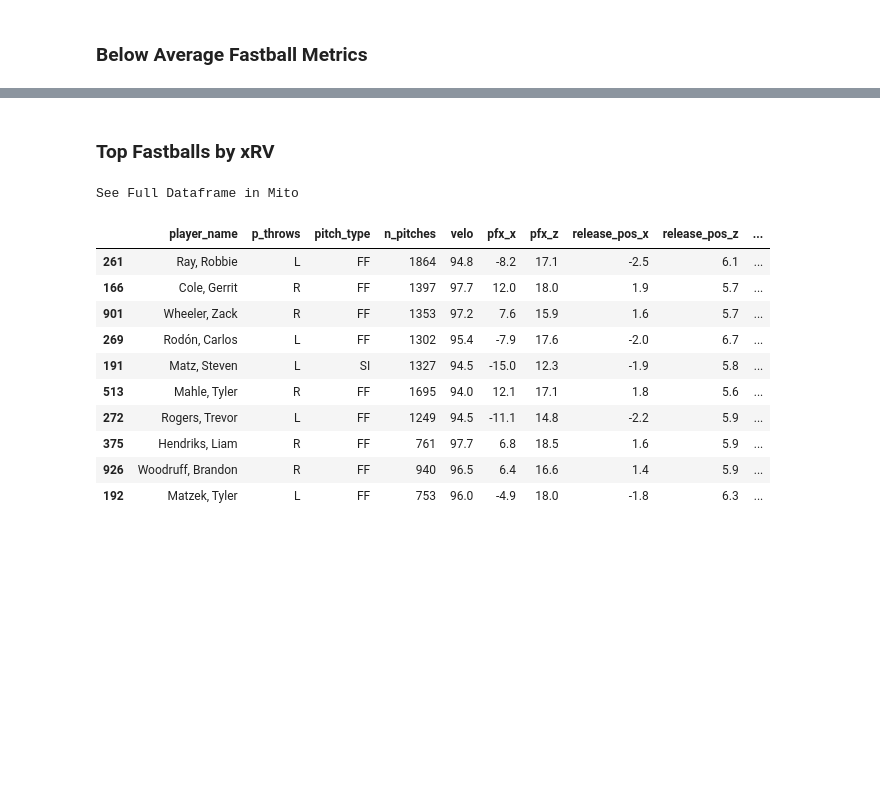
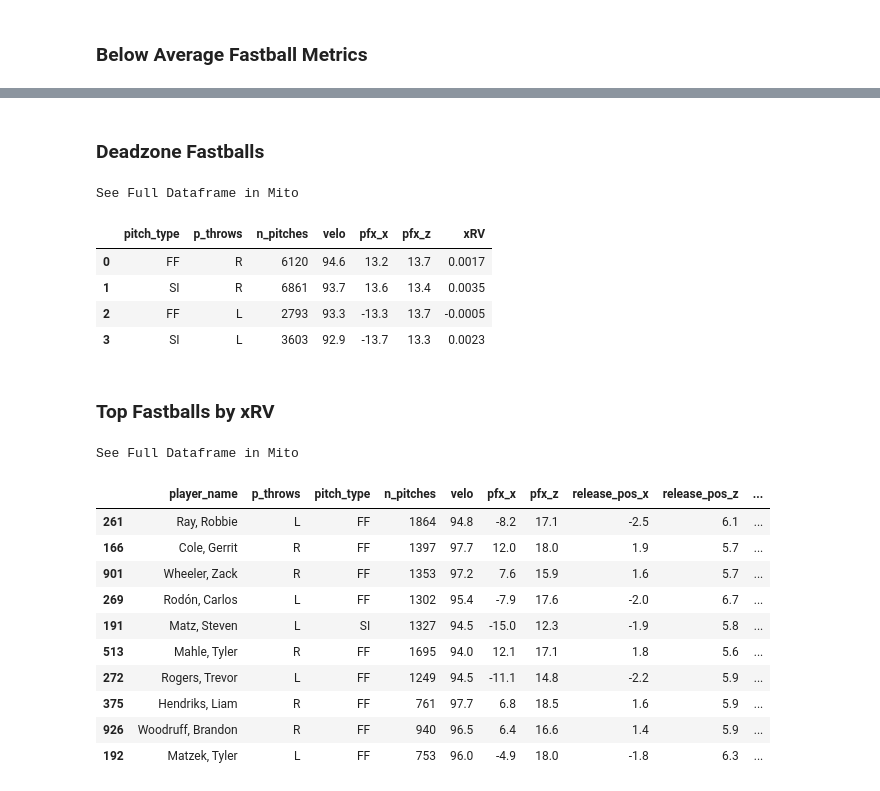
Before and after one commit to anthonyzurke/RVmodel, a Jupyter notebook: notebooks/analysis-rv.ipynb, the cells around one changed output, grey strips where cells are left out. Cells and saved outputs as stored; diff of their text form; code cells hidden in the pictures; blank space fills up the shorter version.

```diff
--- a/notebooks/analysis-rv.ipynb
+++ b/notebooks/analysis-rv.ipynb
@@ -225,3 +218,29 @@ See Full Dataframe in Mito
+# %% [markdown]
+### Deadzone Fastballs
+# %%
+dzone_rhp_fb = rhp_fb.loc[(rhp_fb['pfx_x'].between(12, 15)) & (rhp_fb['pfx_z'].between(12, 15))]
+dzone_lhp_fb = lhp_fb.loc[(lhp_fb['pfx_x'].between(-15, -12)) & (lhp_fb['pfx_z'].between(12, 15))]
+
+dead_rhp_fb = dzone_rhp_fb.groupby(['pitch_type', 'p_throws'], as_index = False,
+                                   sort = False)['velo', 'pfx_x', 'pfx_z', 'xRV'].mean()
+dead_r_pitches = dzone_rhp_fb.groupby(['pitch_type', 'p_throws'], as_index = False)['n_pitches'].sum()
+rhp_deadzone_fb = pd.merge(dead_rhp_fb, dead_r_pitches, how = 'right', on = ['pitch_type', 'p_throws'])
+
+dead_lhp_fb = dzone_lhp_fb.groupby(['pitch_type', 'p_throws'], as_index = False,
+                                   sort = False)['velo', 'pfx_x', 'pfx_z', 'xRV'].mean()
+dead_l_pitches = dzone_lhp_fb.groupby(['pitch_type', 'p_throws'], as_index = False)['n_pitches'].sum()
+lhp_deadzone_fb = pd.merge(dead_lhp_fb, dead_l_pitches, how = 'right', on = ['pitch_type', 'p_throws'])
+
+deadzone_fb = pd.concat([rhp_deadzone_fb, lhp_deadzone_fb], ignore_index = True)
+deadzone_fb.insert(2, 'n_pitches', deadzone_fb.pop('n_pitches'))
+deadzone_fb.round({'velo': 1, 'pfx_x': 1, 'pfx_z': 1, 'xRV': 4}).head(4)
+# %% [output]
+See Full Dataframe in Mito
+|  | pitch_type | p_throws | n_pitches | velo | pfx_x | pfx_z | xRV |
+| 0 | FF | R | 6120 | 94.6 | 13.2 | 13.7 | 0.0017 |
+| 1 | SI | R | 6861 | 93.7 | 13.6 | 13.4 | 0.0035 |
+| 2 | FF | L | 2793 | 93.3 | -13.3 | 13.7 | -0.0005 |
+| 3 | SI | L | 3603 | 92.9 | -13.7 | 13.3 | 0.0023 |
 # %% [markdown]
 ### Top Fastballs by xRV
 # %%
```
Also changed, not shown: parts of 5 cells of this notebook, 3 other files.
